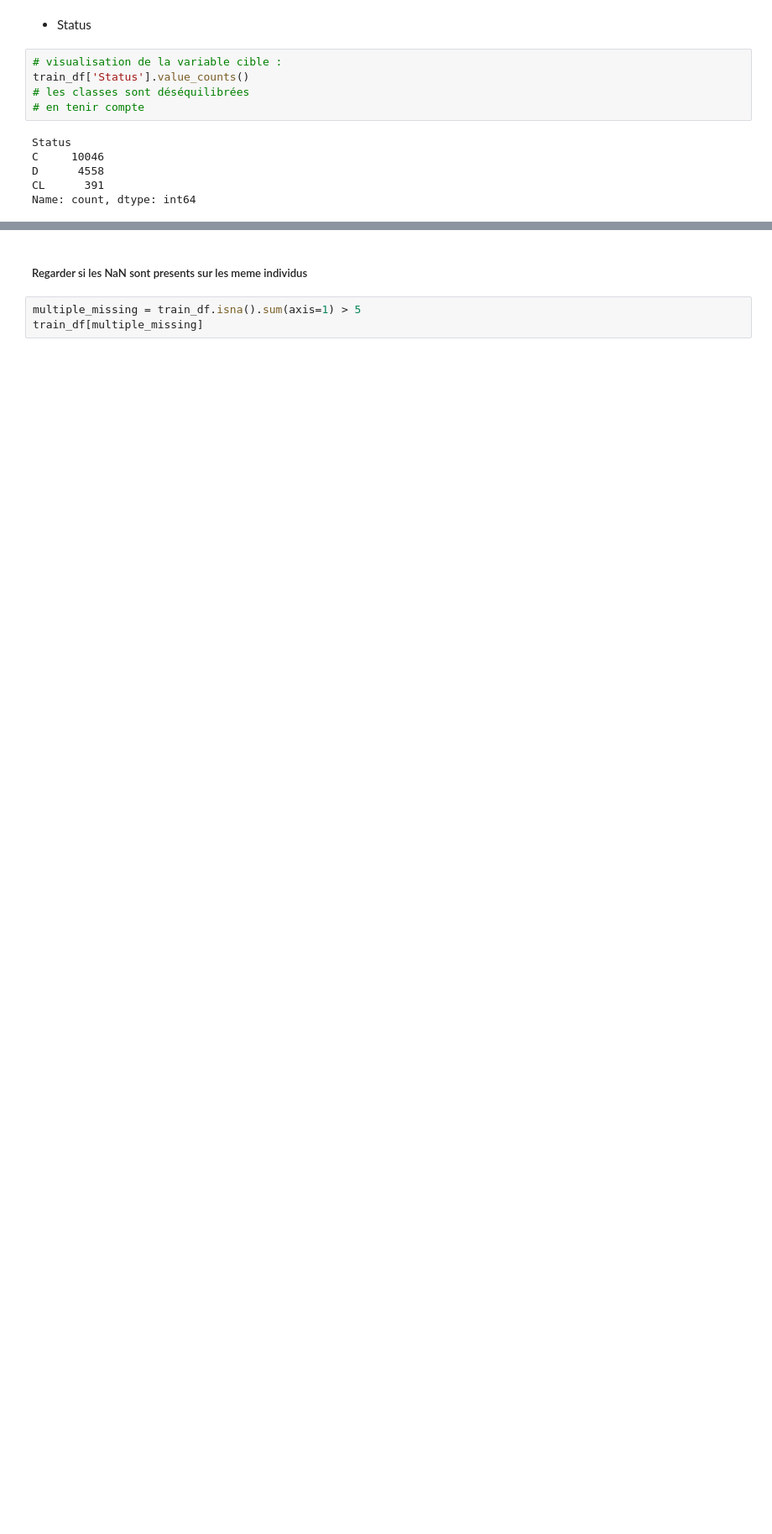
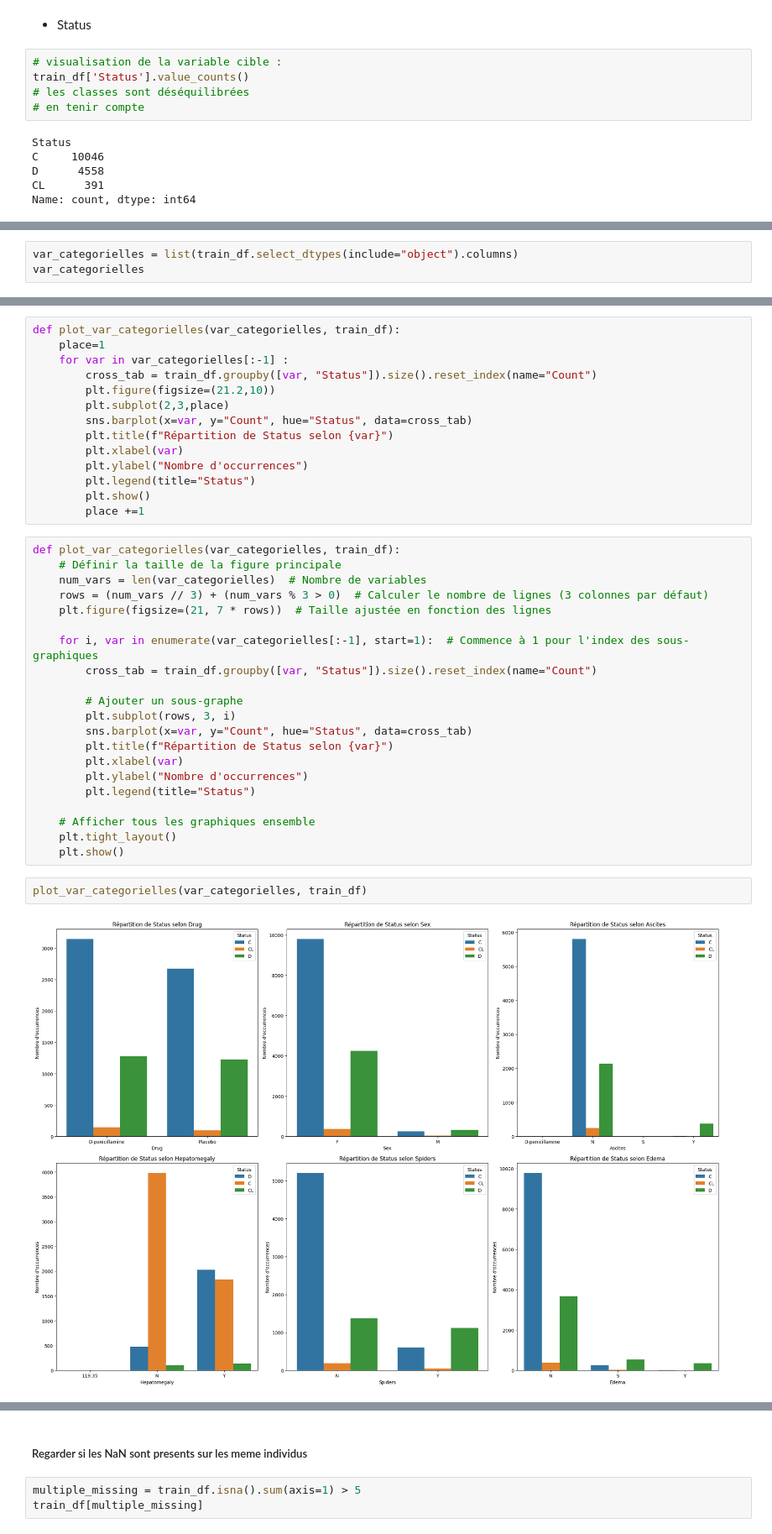
Before and after one commit to melaniedaddio/projet, a Jupyter notebook: projet.ipynb, the cells around one changed output, grey strips where cells are left out. Shown at 84% size. Drawn from its saved outputs; the diff is of its cells as text; blank space fills up the shorter version.

```diff
--- a/projet.ipynb
+++ b/projet.ipynb
@@ -363,0 +383,3 @@ train_df['Stage'] = train_df['Stage'].astype('int')
+# %%
+var_categorielles = list(train_df.select_dtypes(include="object").columns)
+var_categorielles
@@ -363,0 +388,39 @@ train_df['Stage'] = train_df['Stage'].astype('int')
+# %%
+def plot_var_categorielles(var_categorielles, train_df):
+    place=1
+    for var in var_categorielles[:-1] :
+        cross_tab = train_df.groupby([var, "Status"]).size().reset_index(name="Count")
+        plt.figure(figsize=(21.2,10))
+        plt.subplot(2,3,place)
+        sns.barplot(x=var, y="Count", hue="Status", data=cross_tab)
+        plt.title(f"Répartition de Status selon {var}")
+        plt.xlabel(var)
+        plt.ylabel("Nombre d'occurrences")
+        plt.legend(title="Status")
+        plt.show()
+        place +=1
+# %%
+def plot_var_categorielles(var_categorielles, train_df):
+    # Définir la taille de la figure principale
+    num_vars = len(var_categorielles)  # Nombre de variables
+    rows = (num_vars // 3) + (num_vars % 3 > 0)  # Calculer le nombre de lignes (3 colonnes par défaut)
+    plt.figure(figsize=(21, 7 * rows))  # Taille ajustée en fonction des lignes
+
+    for i, var in enumerate(var_categorielles[:-1], start=1):  # Commence à 1 pour l'index des sous-graphiques
+        cross_tab = train_df.groupby([var, "Status"]).size().reset_index(name="Count")
+
+        # Ajouter un sous-graphe
+        plt.subplot(rows, 3, i)
+        sns.barplot(x=var, y="Count", hue="Status", data=cross_tab)
+        plt.title(f"Répartition de Status selon {var}")
+        plt.xlabel(var)
+        plt.ylabel("Nombre d'occurrences")
+        plt.legend(title="Status")
+
+    # Afficher tous les graphiques ensemble
+    plt.tight_layout()
+    plt.show()
+# %%
+plot_var_categorielles(var_categorielles, train_df)
+# %% [output]
+[figure, added]
```
Also changed, not shown: parts of 17 cells of this notebook.
